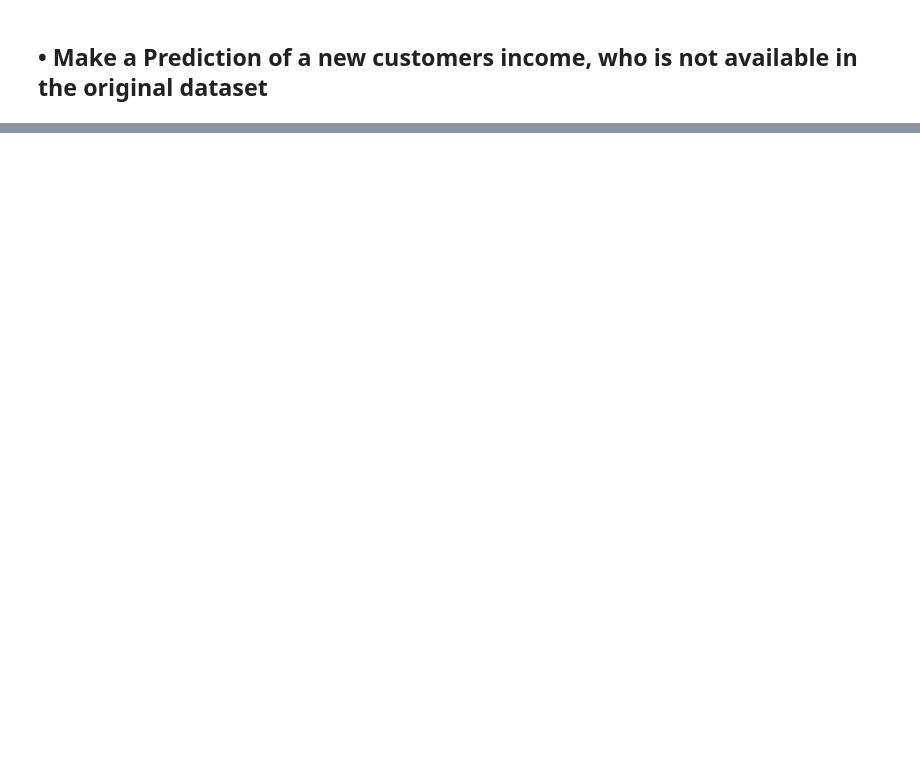
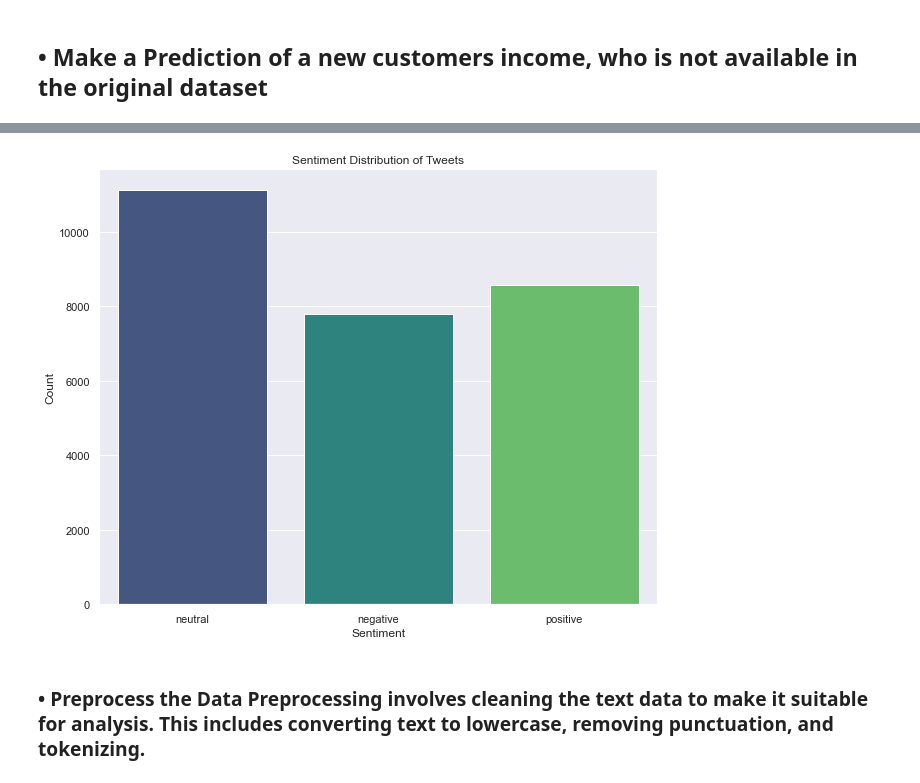
Before and after one commit to Awa25/ML_CA2, a Jupyter notebook: ChiaHuaLin_ML_CA2.ipynb, the cells around one changed output, grey strips where cells are left out. Saved outputs shown, nothing was run; the diff lists cells and outputs as text; code cells hidden in the pictures; blank space fills up the shorter version.

```diff
--- a/ChiaHuaLin_ML_CA2.ipynb
+++ b/ChiaHuaLin_ML_CA2.ipynb
@@ -583,0 +634,3 @@ plt.show()
+# %%
+# Load the CSV file into a DataFrame
+df = pd.read_csv('Tweets.csv')
@@ -583,0 +667,15 @@ plt.show()
+# %%
+# Set the style
+sns.set(style = "darkgrid")
+
+# Plot the sentiment distribution
+plt.figure(figsize = (10, 8))
+sns.countplot(x = 'sentiment', data = df, palette = 'viridis')
+plt.title('Sentiment Distribution of Tweets')
+plt.xlabel('Sentiment')
+plt.ylabel('Count')
+plt.show()
+# %% [output]
+[figure, added]
+# %% [markdown]
+### •  Preprocess the Data Preprocessing involves cleaning the text data to make it suitable for analysis. This includes converting text to lowercase, removing punctuation, and tokenizing.
```
Also changed, not shown: parts of 49 cells of this notebook.
